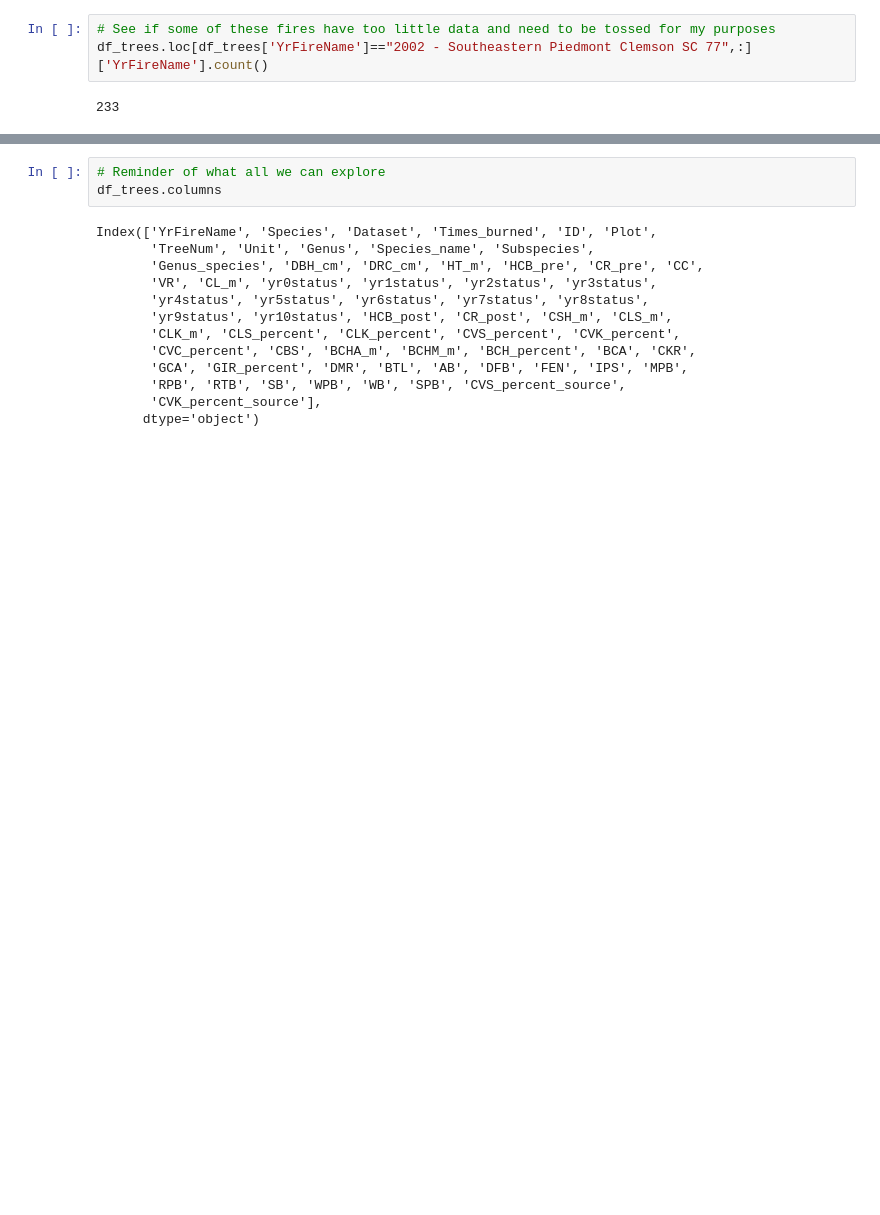
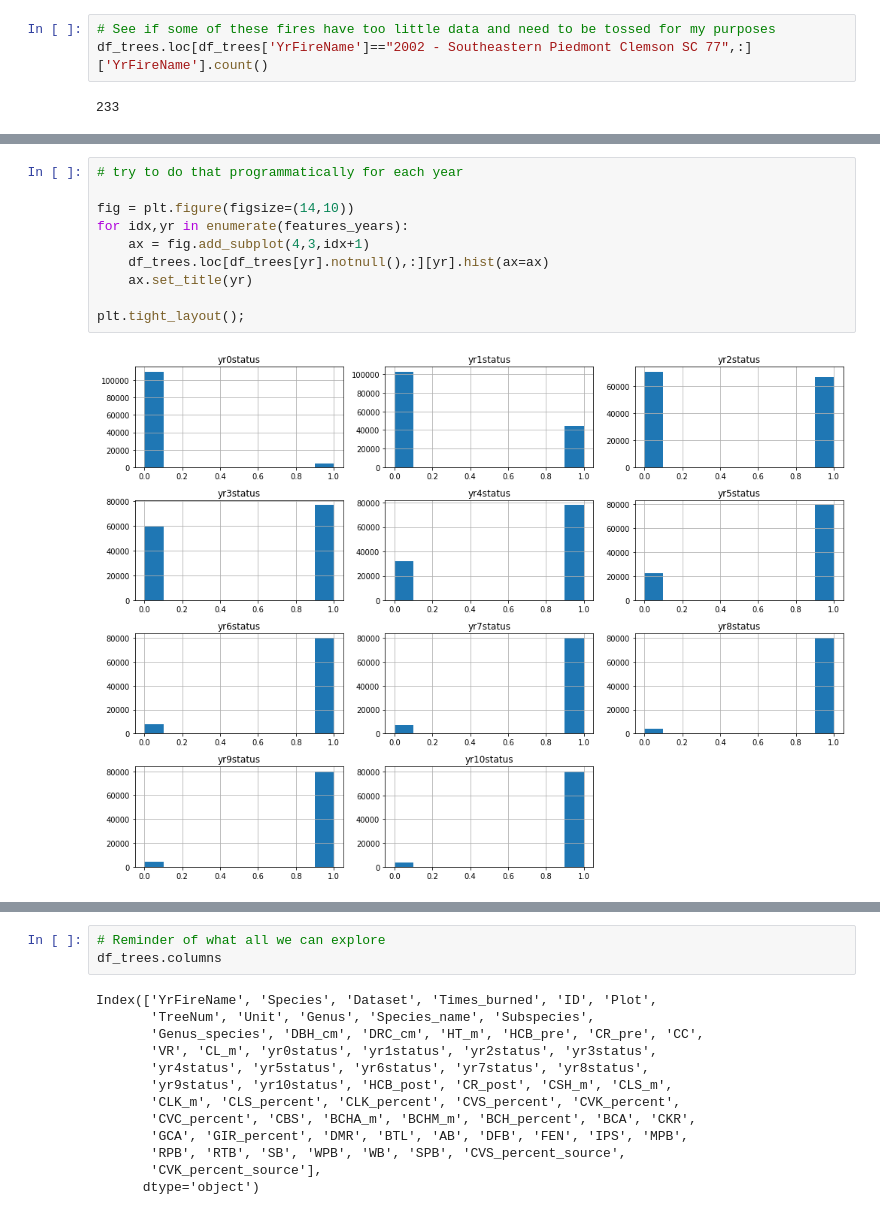
Before and after one commit to jshaffer94247/Fire-and-Trees, a Jupyter notebook: code/01_Forest_Fire_Tree_Outcomes_EDA.ipynb, the cells around one changed output, grey strips where cells are left out. Saved outputs shown, nothing was run; the diff lists cells and outputs as text; blank space fills up the shorter version.

```diff
--- a/code/01_Forest_Fire_Tree_Outcomes_EDA.ipynb
+++ b/code/01_Forest_Fire_Tree_Outcomes_EDA.ipynb
@@ -412,0 +550,12 @@ df_trees['yr10status'] = np.where(df_trees['yr9status']==0,0,df_trees['yr10statu
+# %%
+# try to do that programmatically for each year
+
+fig = plt.figure(figsize=(14,10))
+for idx,yr in enumerate(features_years):
+    ax = fig.add_subplot(4,3,idx+1)
+    df_trees.loc[df_trees[yr].notnull(),:][yr].hist(ax=ax)
+    ax.set_title(yr)
+
+plt.tight_layout();
+# %% [output]
+[figure, added]
```
Also changed, not shown: parts of 46 cells of this notebook.
